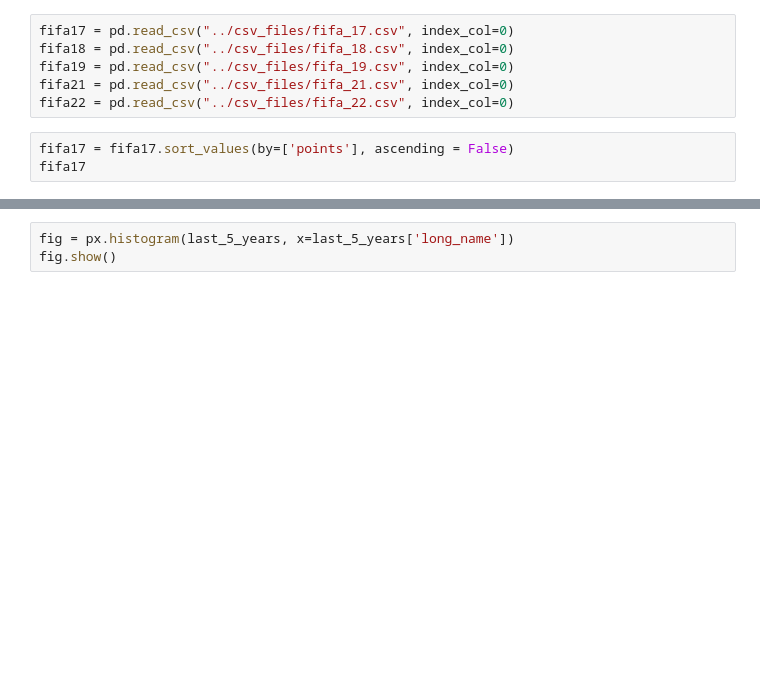
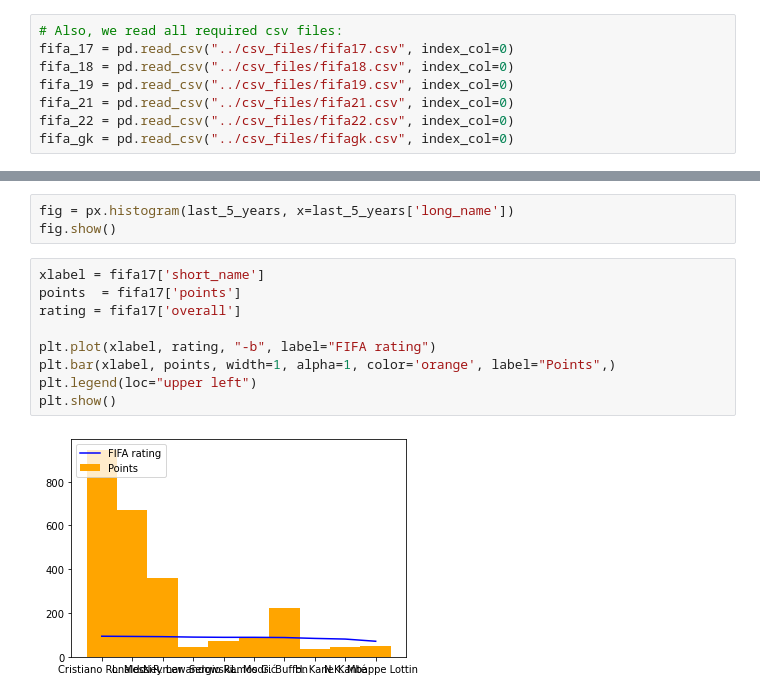
Before and after one commit to gerardrius/Gerard-project-II-v2, a Jupyter notebook: ipynb_files/visualizations.ipynb, the cells around one changed output, grey strips where cells are left out. Saved outputs shown, nothing was run; the diff lists cells and outputs as text; blank space fills up the shorter version.

```diff
--- a/ipynb_files/visualizations.ipynb
+++ b/ipynb_files/visualizations.ipynb
@@ -8,9 +13,8 @@ import numpy as np
 # %%
-fifa17 = pd.read_csv("../csv_files/fifa_17.csv", index_col=0)
-fifa18 = pd.read_csv("../csv_files/fifa_18.csv", index_col=0)
-fifa19 = pd.read_csv("../csv_files/fifa_19.csv", index_col=0)
-fifa21 = pd.read_csv("../csv_files/fifa_21.csv", index_col=0)
-fifa22 = pd.read_csv("../csv_files/fifa_22.csv", index_col=0)
+# Also, we read all required csv files:
+fifa_17 = pd.read_csv("../csv_files/fifa17.csv", index_col=0)
+fifa_18 = pd.read_csv("../csv_files/fifa18.csv", index_col=0)
+fifa_19 = pd.read_csv("../csv_files/fifa19.csv", index_col=0)
+fifa_21 = pd.read_csv("../csv_files/fifa21.csv", index_col=0)
+fifa_22 = pd.read_csv("../csv_files/fifa22.csv", index_col=0)
+fifa_gk = pd.read_csv("../csv_files/fifagk.csv", index_col=0)
-# %%
-fifa17 = fifa17.sort_values(by=['points'], ascending = False)
-fifa17
@@ -144,3 +141,14 @@ fig.show()
 # %%
 fig = px.histogram(last_5_years, x=last_5_years['long_name'])
 fig.show()
+# %%
+xlabel = fifa17['short_name']
+points  = fifa17['points']
+rating = fifa17['overall']
+
+plt.plot(xlabel, rating, "-b", label="FIFA rating")
+plt.bar(xlabel, points, width=1, alpha=1, color='orange', label="Points",)
+plt.legend(loc="upper left")
+plt.show()
+# %% [output]
+[figure, added]
```
Also changed, not shown: parts of 5 cells of this notebook, 3 other files.
